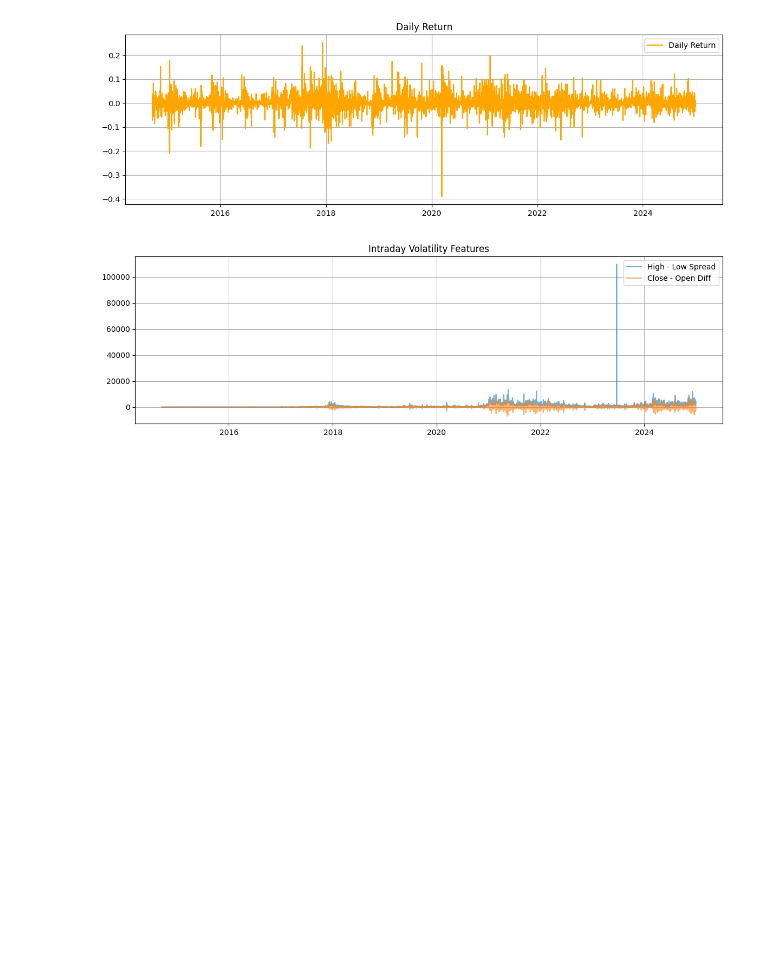
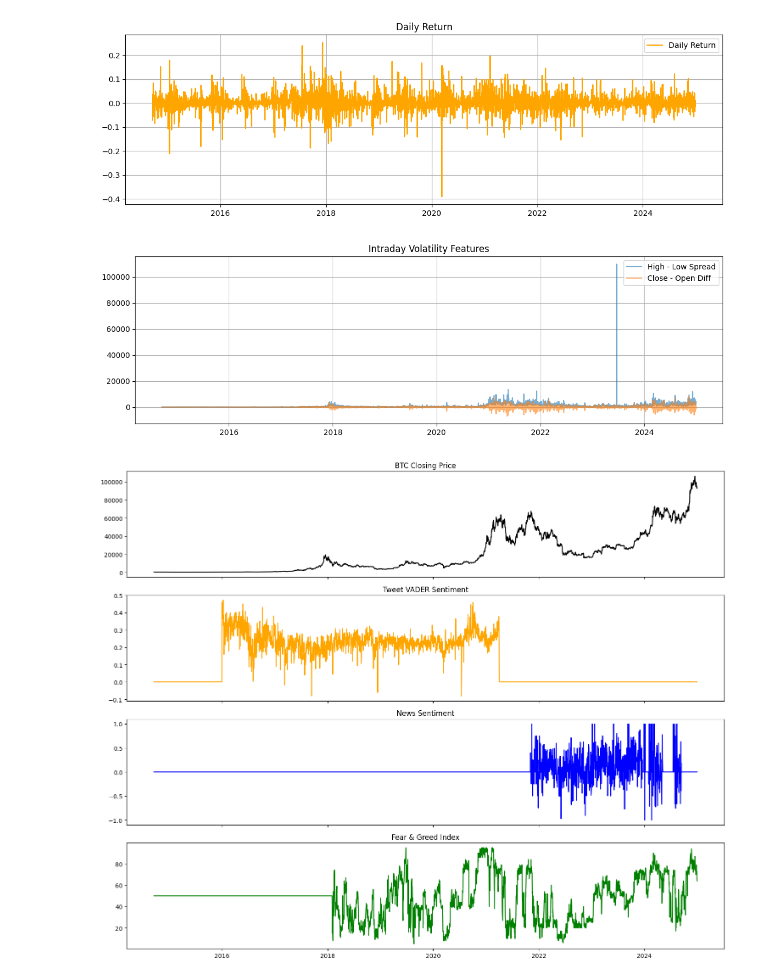
Before and after one commit to Shriniwas21/CryptoPricePrediction, a Jupyter notebook: notebooks/01_data_collection_and_eda.ipynb, the cells around one changed output. Cells and saved outputs as stored; diff of their text form; code cells hidden in the pictures; blank space fills up the shorter version.

Commit message:
Added sentiment data code as features to our btc data

```diff
--- a/notebooks/01_data_collection_and_eda.ipynb
+++ b/notebooks/01_data_collection_and_eda.ipynb
@@ -225,0 +240,25 @@ plt.show()
+# %%
+news_df = pd.read_csv('/content/drive/MyDrive/CryptoPricePrediction/data/news_sentiment_transformer.csv')  # Update filename
+news_df['date'] = pd.to_datetime(news_df['Date']).dt.normalize()
+news_daily = news_df.groupby('date')['Accurate Sentiments'].mean().reset_index()
+news_daily.columns = ['date', 'news_sentiment']
+btc_full = pd.merge(btc_full, news_daily, on='date', how='left')
+btc_full['news_sentiment'] = btc_full['news_sentiment'].fillna(0)
+# %%
+import requests
+from io import StringIO
+
+url = "https://api.alternative.me/fng/?limit=0&format=csv"
+response = requests.get(url)
+
+raw_lines = response.text.splitlines()
+csv_lines = [line for line in raw_lines if len(line.split(',')) == 3 and "fng_value" not in line]
+csv_text = "date_str,fear_greed_index,classification\n" + "\n".join(csv_lines)
+fear_df = pd.read_csv(StringIO(csv_text))
+fear_df['date'] = pd.to_datetime(fear_df['date_str'], format='%d-%m-%Y')
+fear_df = fear_df[fear_df['date'] <= pd.to_datetime("2024-12-31")]
+fear_df = fear_df[['date', 'fear_greed_index']]
+fear_df['fear_greed_index'] = pd.to_numeric(fear_df['fear_greed_index'], errors='coerce')
+
+btc_full = pd.merge(btc_full, fear_df, on='date', how='left')
+btc_full['fear_greed_index'] = btc_full['fear_greed_index'].fillna(50)
@@ -225,0 +267,19 @@ plt.show()
+# %%
+fig, axs = plt.subplots(4, 1, figsize=(15, 12), sharex=True)
+
+axs[0].plot(btc_full['date'], btc_full['close'], color='black')
+axs[0].set_title('BTC Closing Price')
+
+axs[1].plot(btc_full['date'], btc_full['tweet_vader_sentiment'], color='orange')
+axs[1].set_title('Tweet VADER Sentiment')
+
+axs[2].plot(btc_full['date'], btc_full['news_sentiment'], color='blue')
+axs[2].set_title('News Sentiment')
+
+axs[3].plot(btc_full['date'], btc_full['fear_greed_index'], color='green')
+axs[3].set_title('Fear & Greed Index')
+
+plt.tight_layout()
+plt.show()
+# %% [output]
+[figure, added]
```
Also changed, not shown: parts of 7 cells of this notebook.
